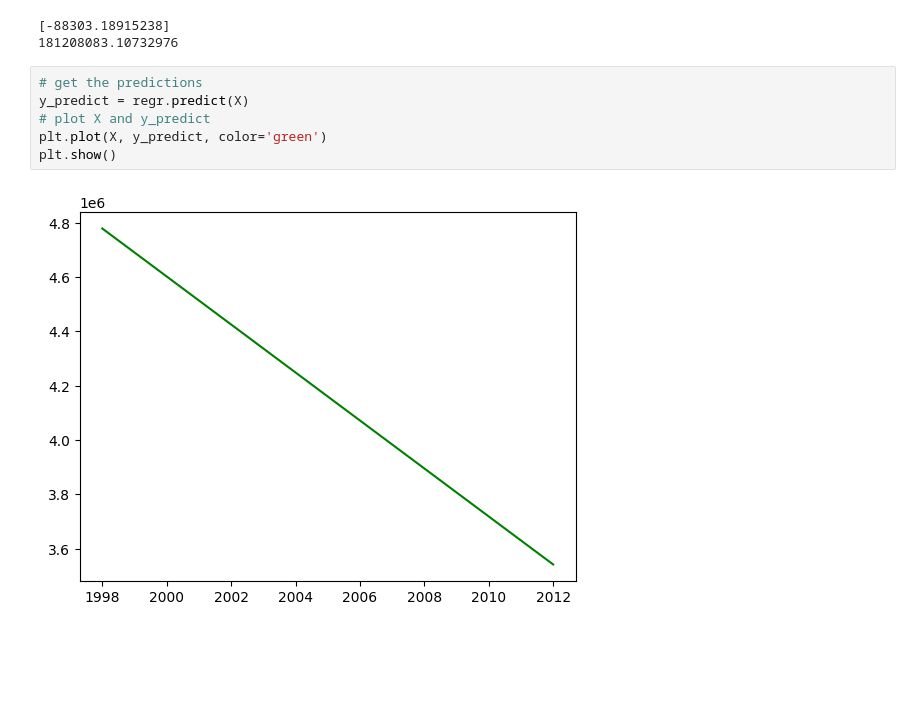
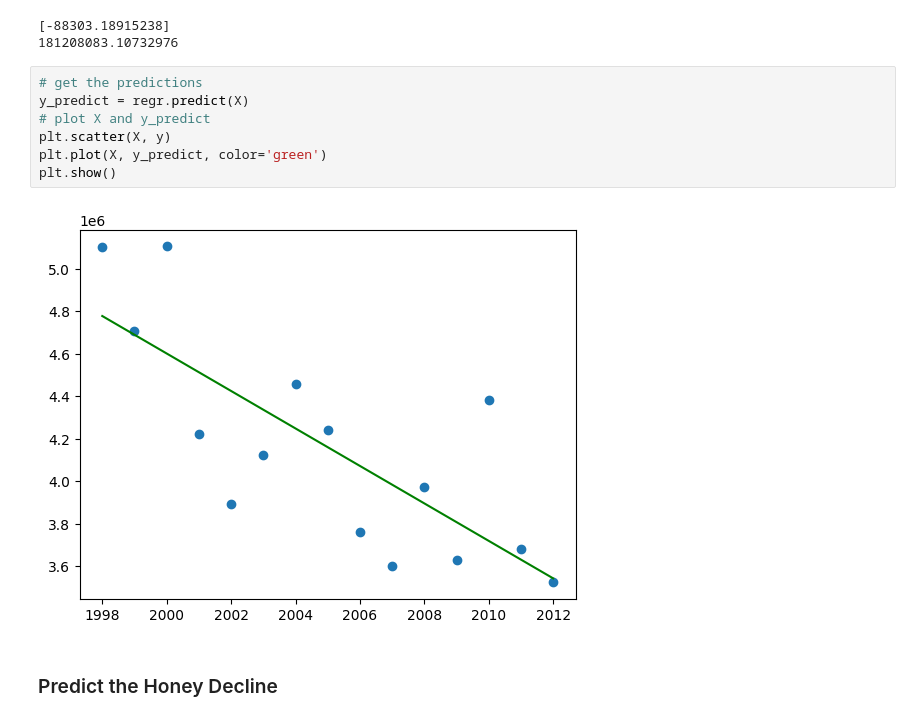
Before and after one commit to 1am8anana/Honey_Production, a Jupyter notebook: Honey_Production.ipynb, the cells around one changed output. Saved outputs shown, nothing was run; the diff lists cells and outputs as text; blank space fills up the shorter version.

```diff
--- a/Honey_Production.ipynb
+++ b/Honey_Production.ipynb
@@ -102,8 +102,11 @@ print(regr.intercept_)
 # %%
 # get the predictions
 y_predict = regr.predict(X)
 # plot X and y_predict
+plt.scatter(X, y)
 plt.plot(X, y_predict, color='green')
 plt.show()
 # %% [output]
-[figure, old version]
+[figure, new version]
+# %% [markdown]
+### Predict the Honey Decline
```
Also changed, not shown: parts of 2 cells of this notebook.
